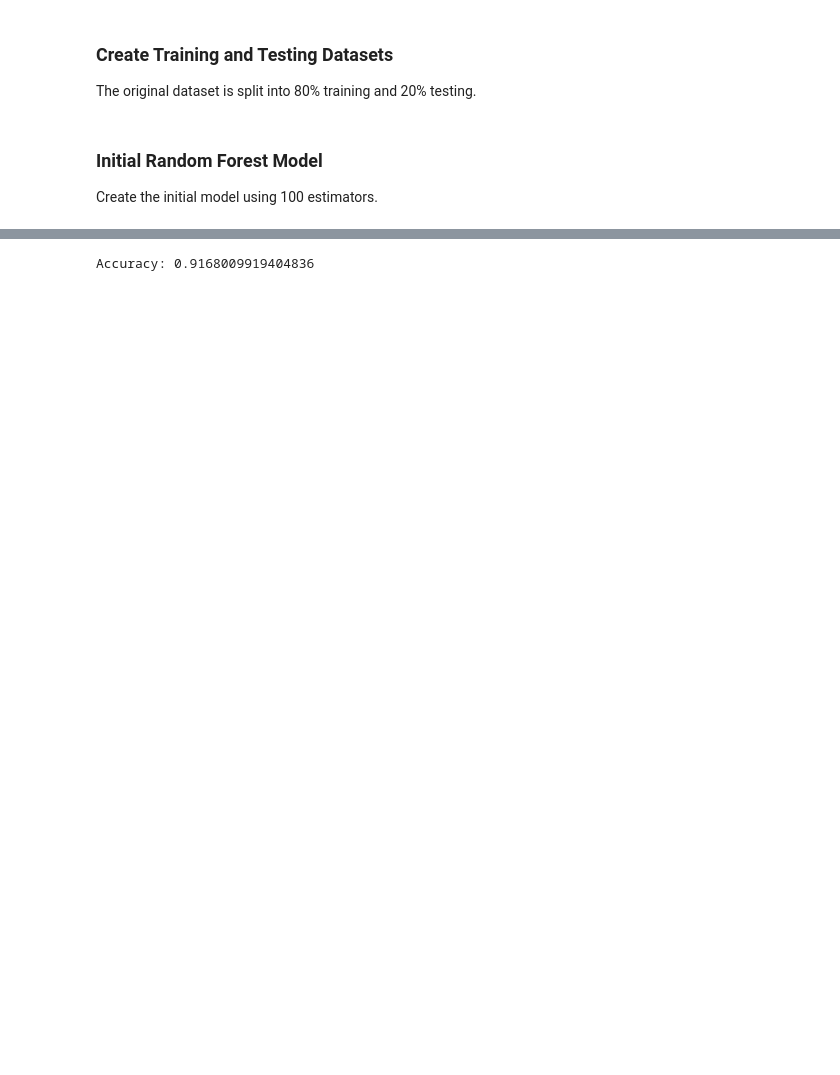
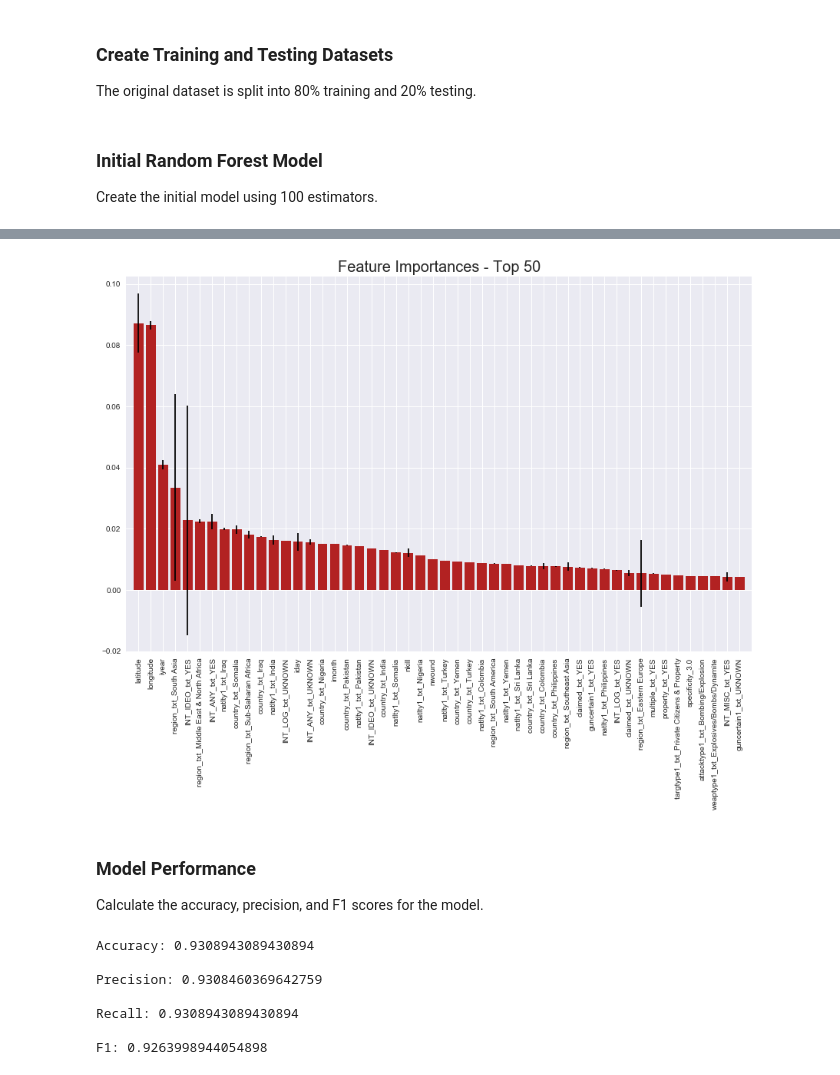
Before and after one commit to tcskowronek/predicting-terrorist-attacks, a Jupyter notebook: src/04-Perpetrator-Classification.ipynb, the cells around one changed output, grey strips where cells are left out. Drawn from its saved outputs; the diff is of its cells as text; code cells hidden in the pictures; blank space fills up the shorter version.

Commit message:
Added sections to determine feature importance and model performance

```diff
--- a/src/04-Perpetrator-Classification.ipynb
+++ b/src/04-Perpetrator-Classification.ipynb
@@ -265,9 +257,16 @@ X_train, X_test, y_train, y_test = train_test_split(X, y, test_size = 0.2, rando
 ### Initial Random Forest Model
 Create the initial model using 100 estimators.
 # %%
+start = time.time()
+
 # Create the model
 rf1 = RandomForestClassifier(n_estimators = 100, n_jobs = -1, random_state = seed)
 
 # Fit it to the training data
 rf1.fit(X_train, y_train)
+
+end = time.time()
+print("Execution Seconds: {}".format((end - start)))
+print("\n")
+print(rf1)
 # %% [output]
@@ -280,0 +286,13 @@ RandomForestClassifier(bootstrap=True, class_weight=None, criterion='gini',
+# %%
+# Get the modified column names with one hot encoding
+column_names = list(X_train.columns.values)
+
+# Create a descending sorted list of variables by featur importance
+var_imp = sorted(zip(map(lambda x: x, rf1.feature_importances_), column_names),
+             reverse = True)
+
+print("\nNumber of Features: {}".format(len(var_imp)))
+
+print("\nFeatures Ranking - Top 50:\n")
+for f in var_imp[0:50]:
+    print(f)
@@ -281,12 +317,58 @@ RandomForestClassifier(bootstrap=True, class_weight=None, criterion='gini',
+# %%
+# Get the features, standard deviation and indices
+importances = rf1.feature_importances_
+std = np.std([tree.feature_importances_ for tree in rf1.estimators_], axis=0)
+indices = np.argsort(importances)[::-1]
+
+# Filter to the top 50
+top_n = 50
+top_n_importances = importances[indices][0:top_n]
+top_n_std = std[0:top_n]
+top_n_indices = indices[0:top_n]
+
+# Create a list of x labels
+x_labels = [column_names[t] for t in top_n_indices]
+
+# Plot the results
+plt.figure()
+plt.title("Feature Importances - Top 50",  fontsize=20)
+plt.bar(range(top_n), top_n_importances, color="firebrick", yerr = top_n_std, align="center")
+plt.xticks(rotation=90)
+plt.xticks(range(top_n), x_labels)
+plt.xlim([-1, top_n])
+plt.show()
+# %% [output]
+[figure, added]
+# %% [markdown]
+### Model Performance
+Calculate the accuracy, precision, and F1 scores for the model.
 # %%
 # Predict labels on the test dataset
 pred_lables1 = rf1.predict(X_test)
 
 # Calculate the accuracy of the model
-score1 = accuracy_score(y_test, pred_lables1)
-print("\nAccuracy: {}".format(score1))
+acc_score1 = accuracy_score(y_test, pred_lables1)
+print("\nAccuracy: {}".format(acc_score1))
+
+# Calculate the precision of the model
+prec_score1 = precision_score(y_test, pred_lables1, average='weighted')
+print("\nPrecision: {}".format(prec_score1))
+
+# Calculate the precision of the model
+rcll_score1 = recall_score(y_test, pred_lables1, average='weighted')
+print("\nRecall: {}".format(rcll_score1))
+
+# Calculate the F1 of the model
+f1_score1 = f1_score(y_test, pred_lables1, average='weighted')
+print("\nF1: {}".format(f1_score1))
 # %% [output]
-Accuracy: 0.9168009919404836
+Accuracy: 0.9308943089430894
+
+Precision: 0.9308460369642759
+
+Recall: 0.9308943089430894
+
+F1: 0.9263998944054898
 # %% [markdown]
 ### References
 
```
Also changed, not shown: parts of 12 cells of this notebook.
